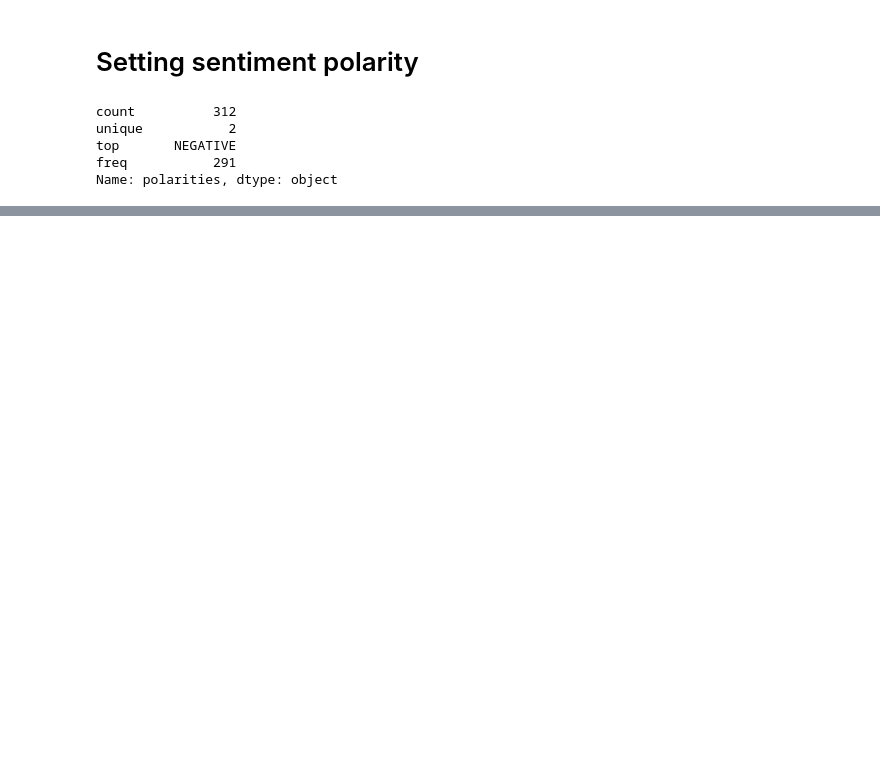
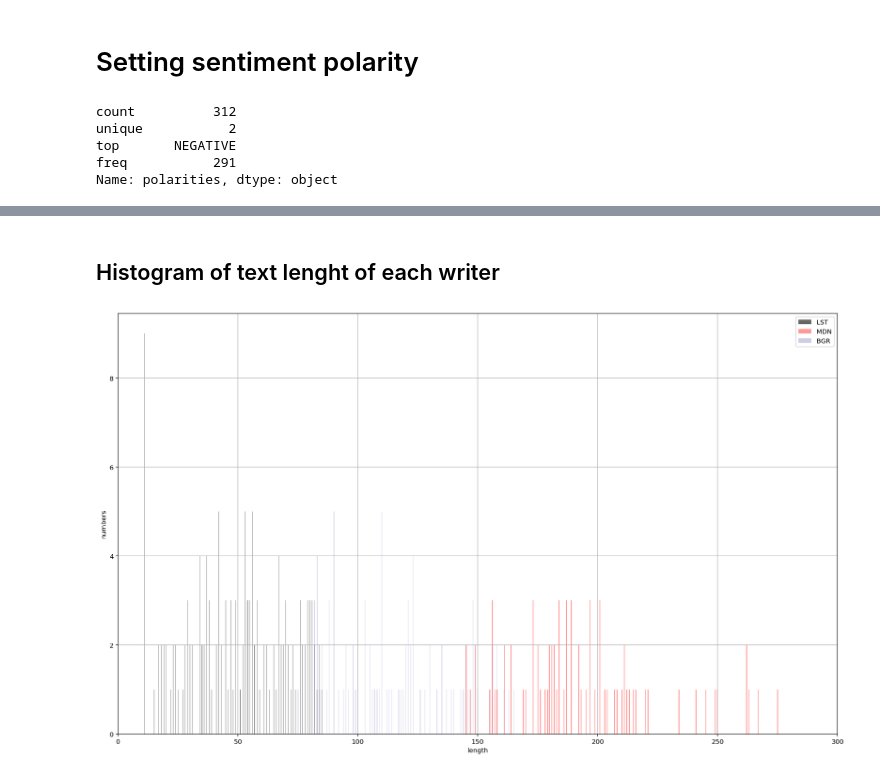
Before and after one commit to lmedson/ECT2702, a Jupyter notebook: twitter_nlp/nlp_twitter.ipynb, the cells around one changed output, grey strips where cells are left out. Saved outputs shown, nothing was run; the diff lists cells and outputs as text; code cells hidden in the pictures; blank space fills up the shorter version.

```diff
--- a/twitter_nlp/nlp_twitter.ipynb
+++ b/twitter_nlp/nlp_twitter.ipynb
@@ -101,0 +202,7 @@ Name: polarities, dtype: object
+# %%
+def length(text):
+    '''a function which returns the length of text'''
+    return len(text)
+# %%
+df['length'] = df['text'].apply(length)
+df.head(10)
@@ -101,0 +221,20 @@ Name: polarities, dtype: object
+# %%
+LST_data = df[df['cluster'] == 'LST']
+MDN_data = df[df['cluster'] == 'MDN']
+BGR_data = df[df['cluster'] == 'BGR']
+# %% [markdown]
+## Histogram of text lenght of each writer
+# %%
+matplotlib.rcParams['figure.figsize'] = (20.0, 12.0)
+bins = 500
+plt.hist(LST_data['length'], alpha = 0.6, bins=bins, label='LST', color='black')
+plt.hist(MDN_data['length'], alpha = 0.4, bins=bins, label='MDN', color='red')
+plt.hist(BGR_data['length'], alpha = 0.2, bins=bins, label='BGR', color='navy')
+plt.xlabel('length')
+plt.ylabel('numbers')
+plt.legend(loc='upper right')
+plt.xlim(0,300)
+plt.grid()
+plt.show()
+# %% [output]
+[figure, added]
```
Also changed, not shown: parts of 17 cells of this notebook.
